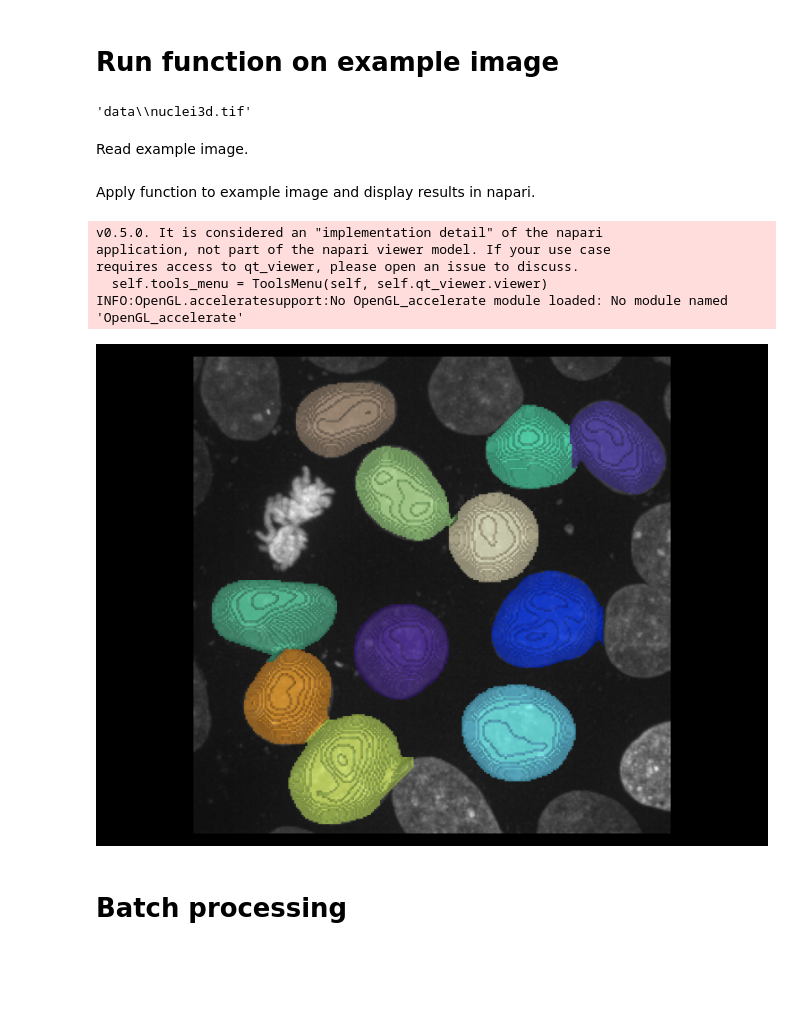
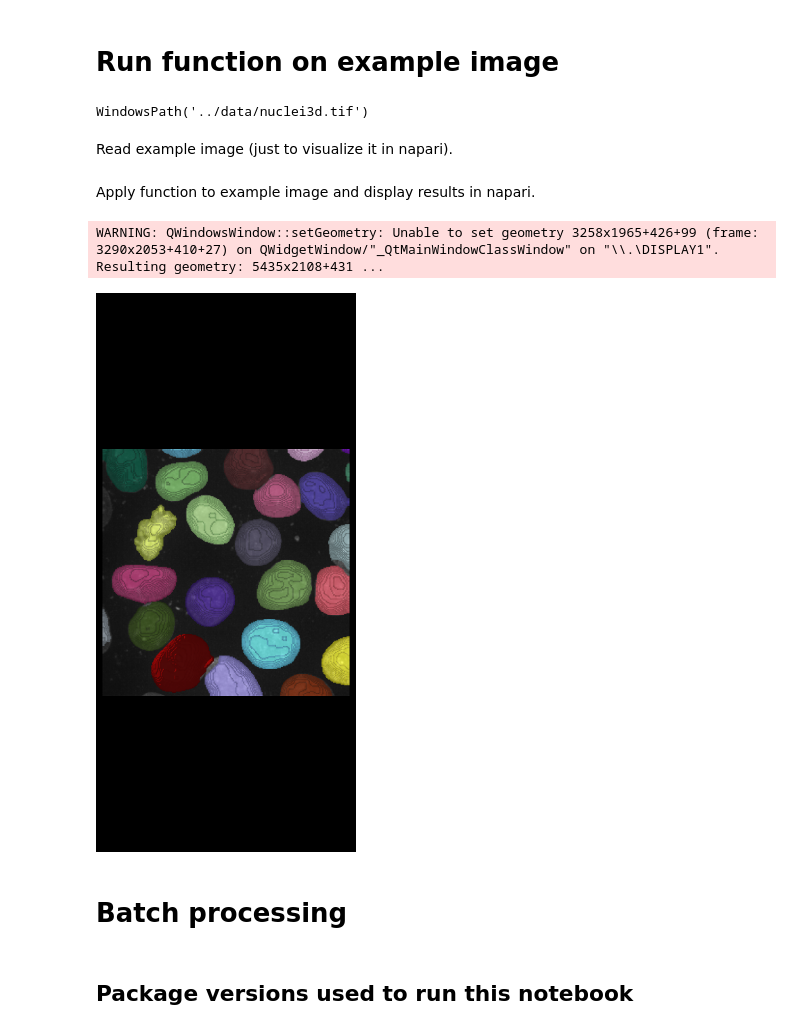
Before and after one commit to BiAPoL/BioImage-Analysis-and-Data-Processing-Workshop-2024, a Jupyter notebook: notebooks/batch_segmentation_workflow.ipynb, the cells around one changed output. Cells and saved outputs as stored; diff of their text form; code cells hidden in the pictures; blank space fills up the shorter version.

Commit message:
update notebooks and add watermark

```diff
--- a/notebooks/batch_segmentation_workflow.ipynb
+++ b/notebooks/batch_segmentation_workflow.ipynb
@@ -33,14 +69,15 @@ def my_segmentation(file_path, output_path=None):
 # %%
-data_path = 'data'
+data_path = "../data"
+data_path = Path(data_path)
 # %% [markdown]
 # Run function on example image
 # %%
-example_image_path = os.path.join(data_path, 'nuclei3d.tif')
+example_image_path = data_path / 'nuclei3d.tif'
 example_image_path
 # %% [output]
-'data\\nuclei3d.tif'
+WindowsPath('../data/nuclei3d.tif')
 # %% [markdown]
-Read example image.
+Read example image (just to visualize it in napari).
 # %%
 image0_n = imread(example_image_path)
 # %% [markdown]
@@ -48,21 +85,19 @@ Apply function to example image and display results in napari.
 # %%
 viewer = napari.Viewer()
 viewer.add_image(image0_n)
 
-label_image = my_segmentation(example_image_path)
+label_image, largest_surface = my_workflow(example_image_path)
 
 viewer.add_labels(label_image)
+
+viewer.add_surface(largest_surface, colormap = 'red', opacity = 0.9)
 
 viewer.dims.ndisplay = 3
 
 nbscreenshot(viewer, canvas_only = True)
 # %% [output]
-v0.5.0. It is considered an "implementation detail" of the napari
-application, not part of the napari viewer model. If your use case
-requires access to qt_viewer, please open an issue to discuss.
-  self.tools_menu = ToolsMenu(self, self.qt_viewer.viewer)
-INFO:OpenGL.acceleratesupport:No OpenGL_accelerate module loaded: No module named 'OpenGL_accelerate'
+WARNING: QWindowsWindow::setGeometry: Unable to set geometry 3258x1965+426+99 (frame: 3290x2053+410+27) on QWidgetWindow/"_QtMainWindowClassWindow" on "\\.\DISPLAY1". Resulting geometry: 5435x2108+431 ...
-[figure, old version]
+[figure, new version]
 # %% [markdown]
 # Batch processing
 # %%
@@ -72,0 +106,2 @@ for file_name in os.listdir(data_path):
+# %% [markdown]
+## Package versions used to run this notebook
```
Also changed, not shown: parts of 7 cells of this notebook, 2 other files.
